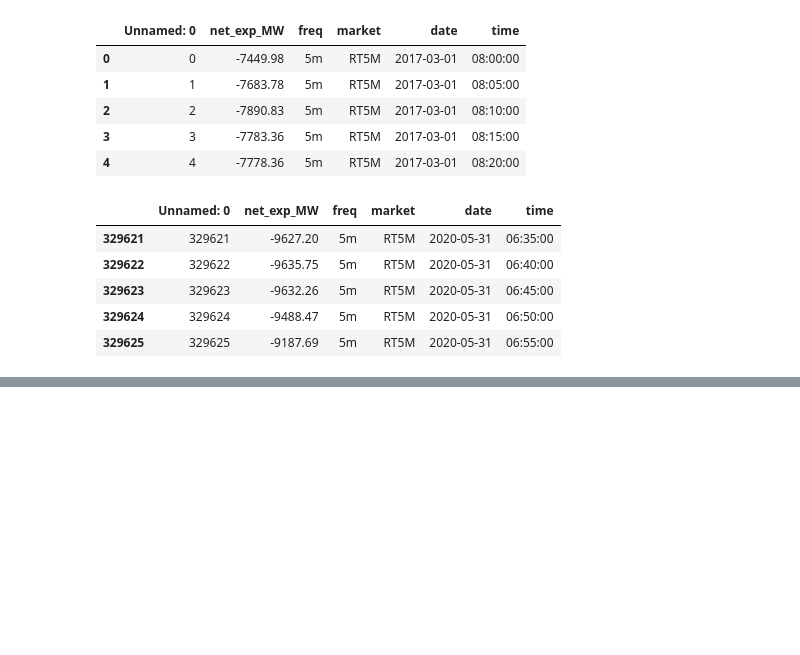
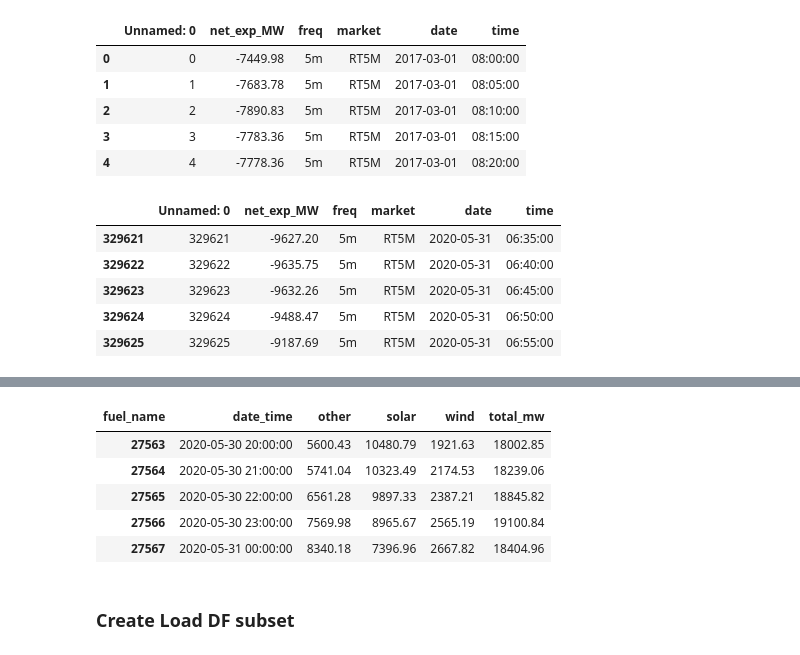
Before and after one commit to Morgan-Sell/caiso-price-forecast, a Jupyter notebook: caiso-eda.ipynb, the cells around one changed output, grey strips where cells are left out. Drawn from its saved outputs; the diff is of its cells as text; code cells hidden in the pictures; blank space fills up the shorter version.

```diff
--- a/caiso-eda.ipynb
+++ b/caiso-eda.ipynb
@@ -511,0 +518,11 @@ net_ex_data.tail()
+# %%
+gen_17_20 = pd.read_csv('data/caiso_gen_mar_17_may_20.csv')
+load_17_20 = pd.read_csv('data/caiso_load_mar_17_may_20.csv')
+net_ex_17_20 = pd.read_csv('data/caiso_net_ex_mar_17_may_20.csv')
+np15_lmp_19_20 = pd.read_csv('data/np15_lmp_19_20.csv')
+sp15_lmp_19_20 = pd.read_csv('data/sp15_lmp_19_20.csv')
+sp15_lmp_19_20 = pd.read_csv('data/zp26_lmp_19_20.csv')
+natgas_17_20 = pd.read_excel('data/nat_gas_Mar-17_May-20.xls')
+# %%
+begin_date_time = np15_lmp_19_20.iloc[0]['INTERVAL_START_PT']
+end_date_time = np15_lmp_19_20.iloc[-1]['INTERVAL_END_PT']
@@ -511,0 +535,7 @@ net_ex_data.tail()
+# %%
+gen_17_20['date_time'] = pd.to_datetime(gen_17_20['date'] + ' ' + gen_17_20['time'])
+gen_pivot = gen_17_20.pivot_table(index='date_time',  columns='fuel_name', values='gen_MW', aggfunc='sum').reset_index()
+gen_pivot['total_mw'] = gen_pivot['other'] + gen_pivot['solar'] + gen_pivot['wind']
+gen_pivot.sort_values(by='date_time', inplace=True)
+gen_19_20 = gen_pivot[(gen_pivot['date_time'] >= begin_date_time) & (gen_pivot['date_time'] <= end_date_time)].copy()
+gen_19_20.info()
@@ -511,0 +553,11 @@ net_ex_data.tail()
+# %%
+gen_19_20.tail()
+# %% [output]
+| fuel_name | date_time | other | solar | wind | total_mw |
+| 27563 | 2020-05-30 20:00:00 | 5600.43 | 10480.79 | 1921.63 | 18002.85 |
+| 27564 | 2020-05-30 21:00:00 | 5741.04 | 10323.49 | 2174.53 | 18239.06 |
+| 27565 | 2020-05-30 22:00:00 | 6561.28 | 9897.33 | 2387.21 | 18845.82 |
+| 27566 | 2020-05-30 23:00:00 | 7569.98 | 8965.67 | 2565.19 | 19100.84 |
+| 27567 | 2020-05-31 00:00:00 | 8340.18 | 7396.96 | 2667.82 | 18404.96 |
+# %% [markdown]
+### Create Load DF subset
```
Also changed, not shown: parts of 15 cells of this notebook.
